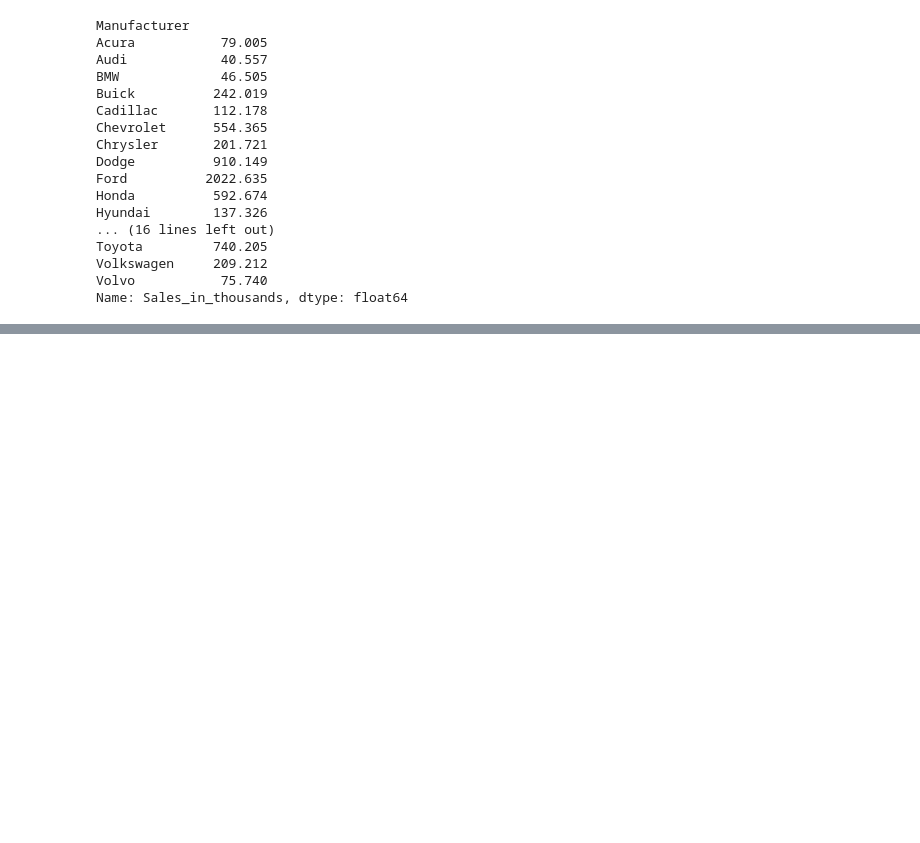
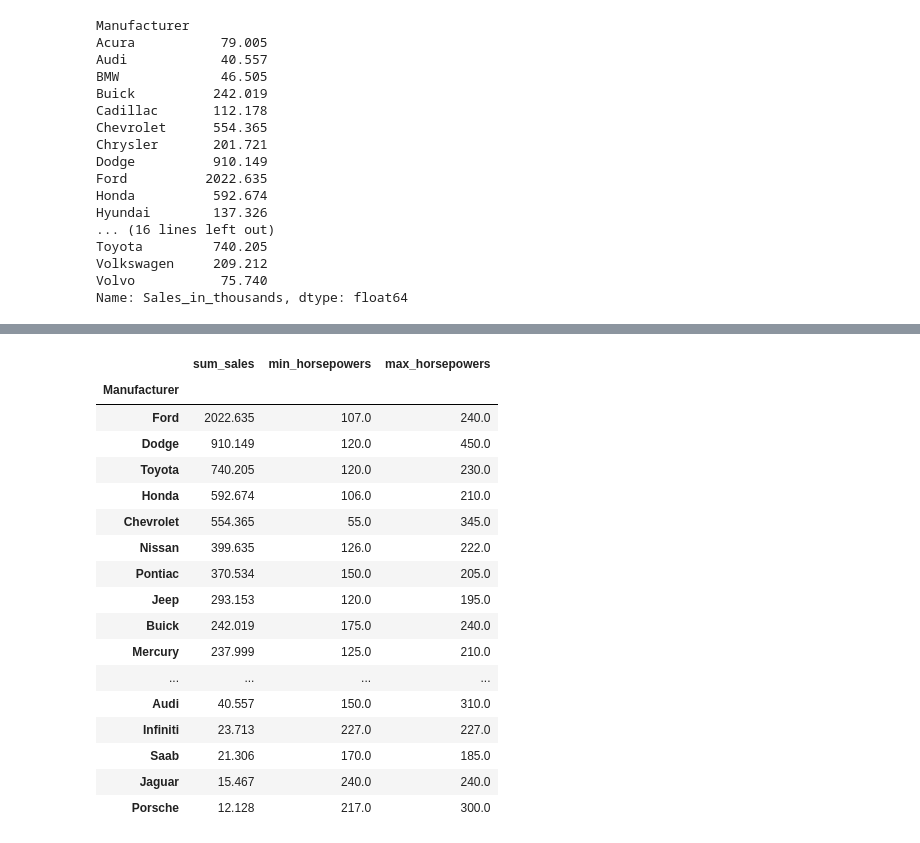
Before and after one commit to Stan-is-the-man/Data_science_bootcamp_2023, a Jupyter notebook: GroupBY_and_aggregate_functions.ipynb, the cells around one changed output, grey strips where cells are left out. Cells and saved outputs as stored; diff of their text form; code cells hidden in the pictures; blank space fills up the shorter version.

```diff
--- a/GroupBY_and_aggregate_functions.ipynb
+++ b/GroupBY_and_aggregate_functions.ipynb
@@ -343,0 +377,25 @@ Name: Sales_in_thousands, dtype: float64
+# %%
+df_cars.groupby(['Manufacturer']).agg(
+    sum_sales=('Sales_in_thousands', 'sum'),
+    min_horsepowers=('Horsepower', 'min'),
+    max_horsepowers=('Horsepower', 'max'),
+).sort_values('sum_sales', ascending=False)
+# %% [output]
+|  | sum_sales | min_horsepowers | max_horsepowers |
+| Manufacturer |  |  |  |
+| Ford | 2022.635 | 107.0 | 240.0 |
+| Dodge | 910.149 | 120.0 | 450.0 |
+| Toyota | 740.205 | 120.0 | 230.0 |
+| Honda | 592.674 | 106.0 | 210.0 |
+| Chevrolet | 554.365 | 55.0 | 345.0 |
+| Nissan | 399.635 | 126.0 | 222.0 |
+| Pontiac | 370.534 | 150.0 | 205.0 |
+| Jeep | 293.153 | 120.0 | 195.0 |
+| Buick | 242.019 | 175.0 | 240.0 |
+| Mercury | 237.999 | 125.0 | 210.0 |
+| ... | ... | ... | ... |
+| Audi | 40.557 | 150.0 | 310.0 |
+| Infiniti | 23.713 | 227.0 | 227.0 |
+| Saab | 21.306 | 170.0 | 185.0 |
+| Jaguar | 15.467 | 240.0 | 240.0 |
+| Porsche | 12.128 | 217.0 | 300.0 |
```
Also changed, not shown: parts of 19 cells of this notebook.
